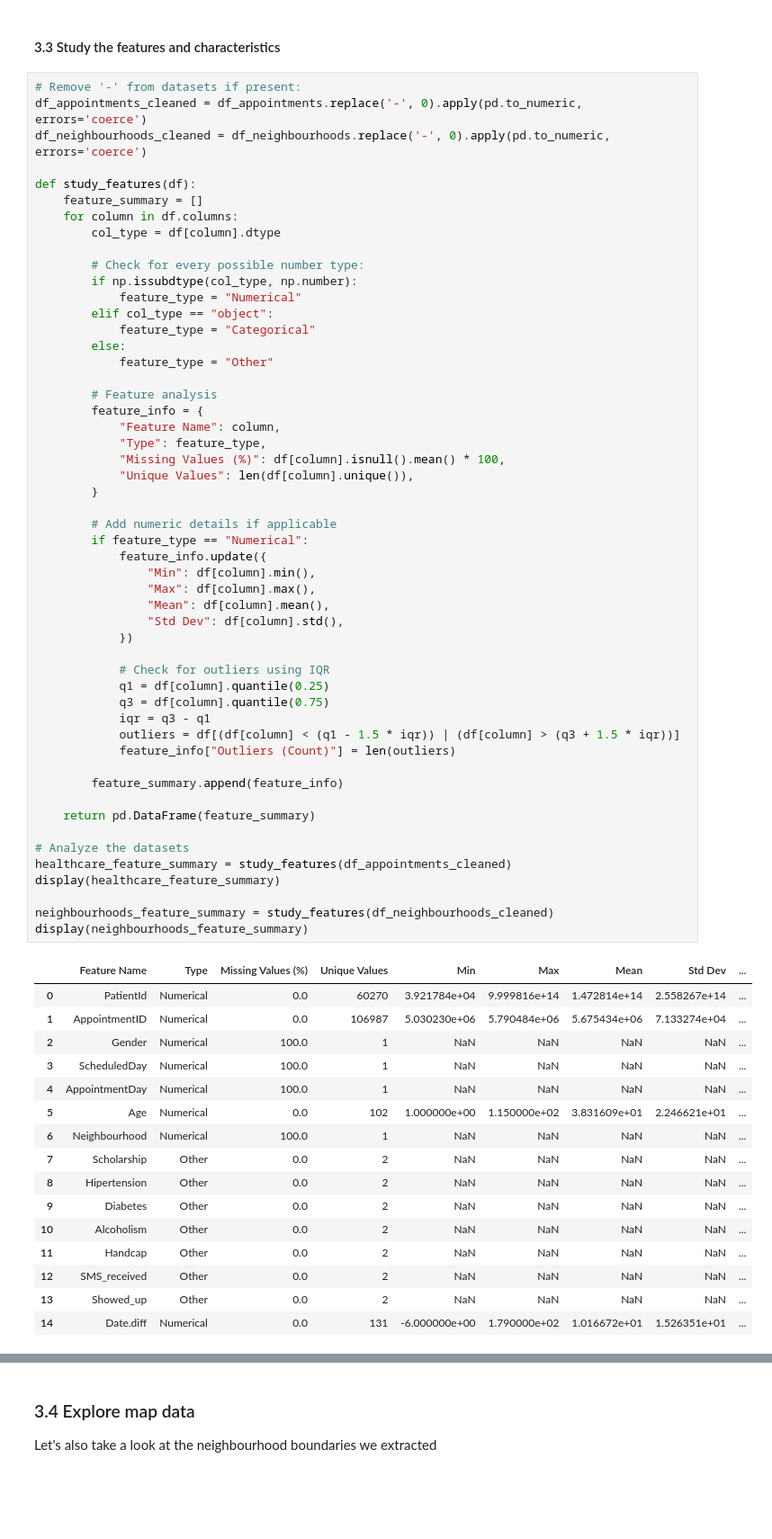
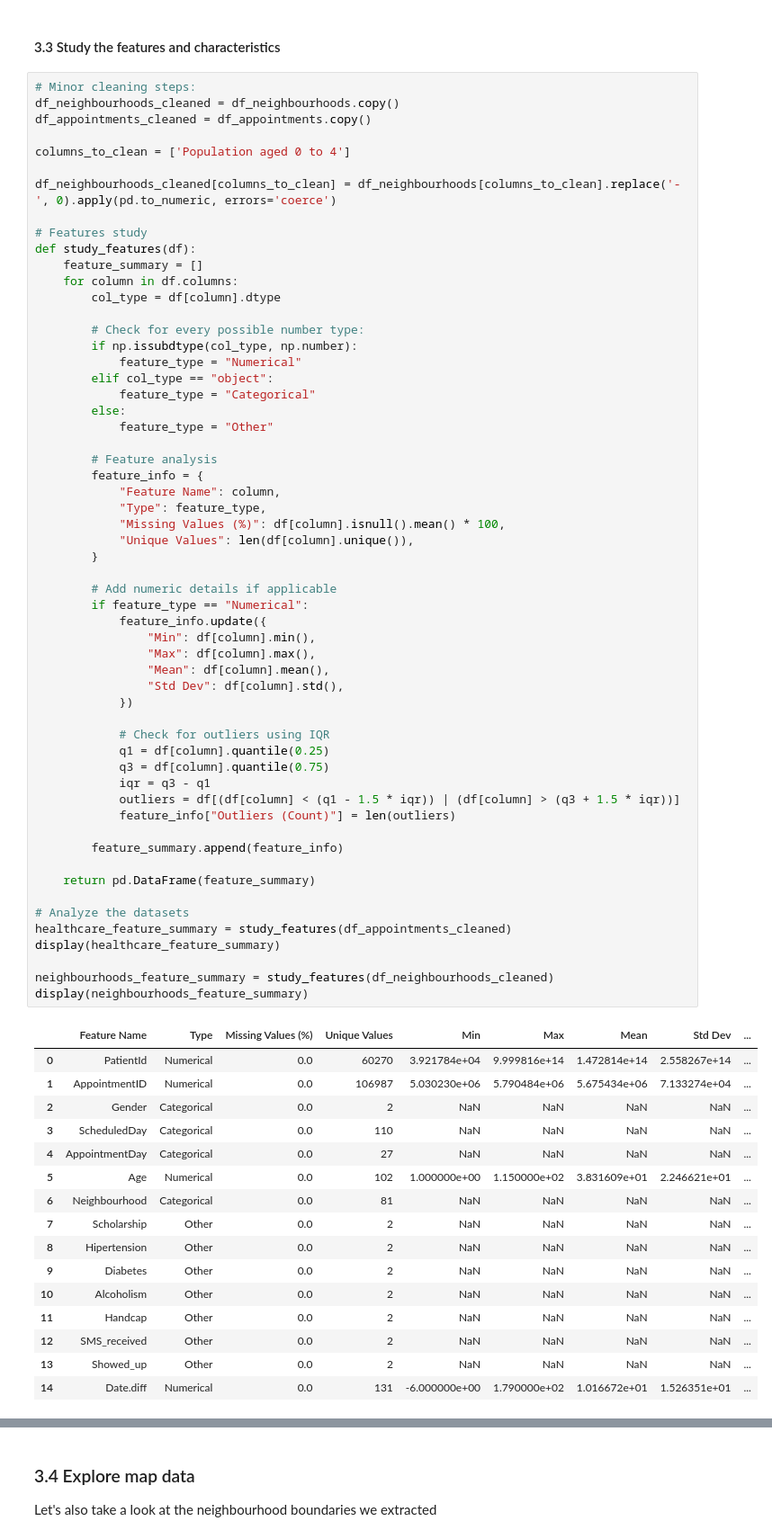
Before and after one commit to dragoselul/MAL1, a Jupyter notebook: Assignment-7/Copy_of_7_Final_Assignment.ipynb, the cells around one changed output, grey strips where cells are left out. Shown at 90% size. Saved outputs shown, nothing was run; the diff lists cells and outputs as text; blank space fills up the shorter version.

```diff
--- a/Assignment-7/Copy_of_7_Final_Assignment.ipynb
+++ b/Assignment-7/Copy_of_7_Final_Assignment.ipynb
@@ -161,10 +161,15 @@ with open('google_collab/vitoria_neighbourhoods_geodata.json', 'r', encoding='ut
 # %% [markdown]
 #### 3.3 Study the features and characteristics
 # %%
-# Remove '-' from datasets if present:
-df_appointments_cleaned = df_appointments.replace('-', 0).apply(pd.to_numeric, errors='coerce')
-df_neighbourhoods_cleaned = df_neighbourhoods.replace('-', 0).apply(pd.to_numeric, errors='coerce')
+# Minor cleaning steps:
+df_neighbourhoods_cleaned = df_neighbourhoods.copy()
+df_appointments_cleaned = df_appointments.copy()
 
+columns_to_clean = ['Population aged 0 to 4']
+
+df_neighbourhoods_cleaned[columns_to_clean] = df_neighbourhoods[columns_to_clean].replace('-', 0).apply(pd.to_numeric, errors='coerce')
+
+# Features study
 def study_features(df):
     feature_summary = []
     for column in df.columns:
@@ -189,38 +194,38 @@ def study_features(df):
         # Add numeric details if applicable
         if feature_type == "Numerical":
             feature_info.update({
                 "Min": df[column].min(),
                 "Max": df[column].max(),
                 "Mean": df[column].mean(),
                 "Std Dev": df[column].std(),
             })
 
             # Check for outliers using IQR
             q1 = df[column].quantile(0.25)
             q3 = df[column].quantile(0.75)
             iqr = q3 - q1
             outliers = df[(df[column] < (q1 - 1.5 * iqr)) | (df[column] > (q3 + 1.5 * iqr))]
             feature_info["Outliers (Count)"] = len(outliers)
 
         feature_summary.append(feature_info)
 
     return pd.DataFrame(feature_summary)
 
 # Analyze the datasets
 healthcare_feature_summary = study_features(df_appointments_cleaned)
 display(healthcare_feature_summary)
 
 neighbourhoods_feature_summary = study_features(df_neighbourhoods_cleaned)
 display(neighbourhoods_feature_summary)
 # %% [output]
 |  | Feature Name | Type | Missing Values (%) | Unique Values | Min | Max | Mean | Std Dev | ... |
 | 0 | PatientId | Numerical | 0.0 | 60270 | 3.921784e+04 | 9.999816e+14 | 1.472814e+14 | 2.558267e+14 | ... |
 | 1 | AppointmentID | Numerical | 0.0 | 106987 | 5.030230e+06 | 5.790484e+06 | 5.675434e+06 | 7.133274e+04 | ... |
-| 2 | Gender | Numerical | 100.0 | 1 | NaN | NaN | NaN | NaN | ... |
-| 3 | ScheduledDay | Numerical | 100.0 | 1 | NaN | NaN | NaN | NaN | ... |
-| 4 | AppointmentDay | Numerical | 100.0 | 1 | NaN | NaN | NaN | NaN | ... |
+| 2 | Gender | Categorical | 0.0 | 2 | NaN | NaN | NaN | NaN | ... |
+| 3 | ScheduledDay | Categorical | 0.0 | 110 | NaN | NaN | NaN | NaN | ... |
+| 4 | AppointmentDay | Categorical | 0.0 | 27 | NaN | NaN | NaN | NaN | ... |
 | 5 | Age | Numerical | 0.0 | 102 | 1.000000e+00 | 1.150000e+02 | 3.831609e+01 | 2.246621e+01 | ... |
-| 6 | Neighbourhood | Numerical | 100.0 | 1 | NaN | NaN | NaN | NaN | ... |
+| 6 | Neighbourhood | Categorical | 0.0 | 81 | NaN | NaN | NaN | NaN | ... |
 | 7 | Scholarship | Other | 0.0 | 2 | NaN | NaN | NaN | NaN | ... |
 | 8 | Hipertension | Other | 0.0 | 2 | NaN | NaN | NaN | NaN | ... |
 | 9 | Diabetes | Other | 0.0 | 2 | NaN | NaN | NaN | NaN | ... |
```
Also changed, not shown: parts of 1 cell of this notebook.
